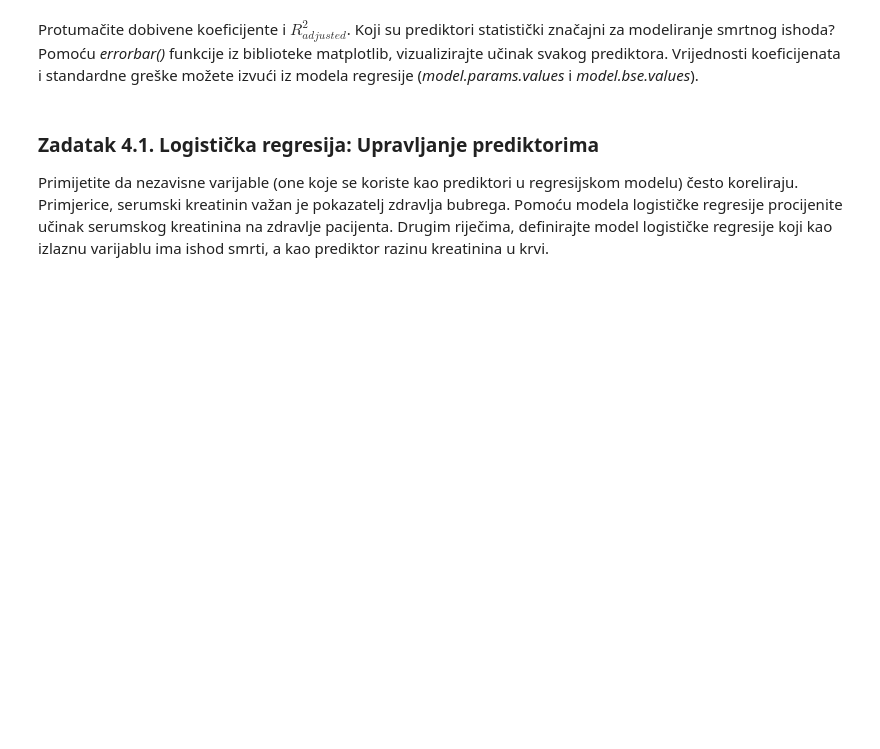
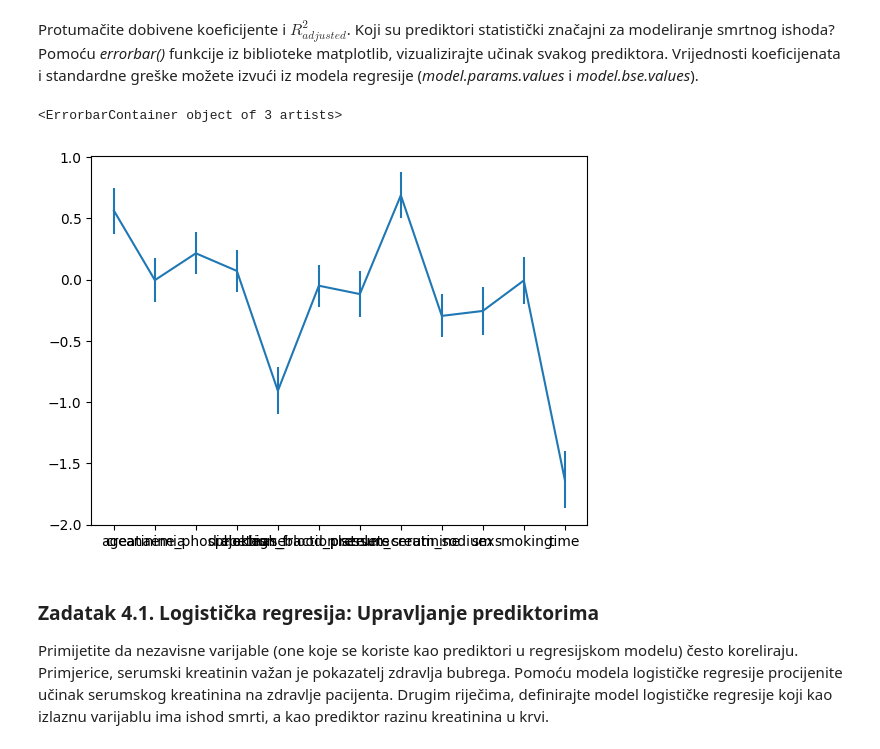
Before and after one commit to markokova/dataAnalysisExercises, a Jupyter notebook: lv4/LV4_Zadatak.ipynb, the cells around one changed output. Cells and saved outputs as stored; diff of their text form; code cells hidden in the pictures; blank space fills up the shorter version.

```diff
--- a/lv4/LV4_Zadatak.ipynb
+++ b/lv4/LV4_Zadatak.ipynb
@@ -158,10 +164,12 @@ Procijenite parametre pomoću funkcije *ols()* te interpretirajte dobivene koefi
 # %% [markdown]
 Razmislite jesu li smrt i visoki krvni tlak međusobno nezavisne varijable. Na temelju Vašeg zaključka, razmotrite potrebu za ubacivanjem njihovog interakcijskog člana u prethodni model. Procijenite parametre modela te interpretirajte dobivene koeficijente i $R_{adjusted}^2$. Opisuje li dobiveni model dani problem bolje od prethodnog modela?
 # %%
-df['high_blood_pressure_DEATH_EVENT'] = df['DEATH_EVENT'] * df['high_blood_pressure']
-model_3 = smf.ols(formula = 'time ~ C(diabetes) + C(high_blood_pressure) + C(high_blood_pressure_DEATH_EVENT)', data = df)
+model_3 = smf.ols(formula = 'time ~ C(diabetes) + C(high_blood_pressure)*C(DEATH_EVENT)', data = df)
 result_3 = model_3.fit()
 print(result_3.summary())
+
+#Rekao bih da su smrt i visoki krvni tlak medusobno povezane varijable ali kada sam ubacio njihov interakcijski član R^2 adjusted se smanjio. Korelacija izmedu te dvije varijable
+#je manja od 0.1 sto mozemo vidjeti iz poziva df.corr() funckije. Dakle ubacivanje njihovog interakcijskog clana u prethodni model nam nece pomoci i model ce biti i malo losiji.
 
 a = df.query('DEATH_EVENT == 0 and high_blood_pressure == 1')['time'].mean()
 b = df.query('DEATH_EVENT == 1 and high_blood_pressure == 1')['time'].mean()
@@ -201,0 +232,12 @@ Zatim izvedite logaritamsku transformaciju izlazne varijable na način da kreira
+# %%
+df['log_time'] = np.log(df['time'])
+model_5 = smf.ols(formula = 'log_time ~ C(diabetes) + C(high_blood_pressure) + C(DEATH_EVENT)', data = df)
+result_5 = model_5.fit()
+print(result_5.summary())
+
+#u prvom modelu aditivni ucinak za high_blood_pressure nam kaze da ce u prosjeku pacijenti s povisenim krvnim tlakom biti 25 dana manje u bolnici.
+
+#e^koeficijent za high_blood_pressure
+a = pow(math.e, -0.2259)
+print(f'Broj dana provedenih u bolnici + {a} = ukupan broj dana provedenih u bolnici.')
+#multiplikativni ucinak u drugom modelu nam kaze da ce pacijenti s povisenim krvnim tlakom provesti 20% manje vremena u bolnici(Vrijeme provedeno u bolnici * 0.79)
@@ -212,2 +270,6 @@ Kao prvi korak, provedite standardizaciju prediktora pomoću z-vrijednosti. To
+# %%
+for column in df:
+  if column != 'DEATH_EVENT':
+    df[column] = (df[column] - df[column].mean()) / df[column].std()
 # %% [markdown]
 Umjesto linearne, koristite logističku regresiju za modeliranje binarnog ishoda smrti. Napomena: koristite *logit()* funkciju iz biblioteke statsmodels.
@@ -215,0 +276,4 @@ Umjesto linearne, koristite logističku regresiju za modeliranje binarnog ishoda
+# %%
+model = smf.logit(formula='DEATH_EVENT ~ age + anaemia + creatinine_phosphokinase	+ diabetes +	ejection_fraction +	high_blood_pressure +	platelets	+ serum_creatinine +	serum_sodium +	sex +	smoking + time', data=df)
+res = model.fit()
+print(res.summary())
@@ -221,3 +301,11 @@ Pomoću *errorbar()* funkcije iz biblioteke matplotlib, vizualizirajte učinak s
+# %%
+#Prediktori znacajni za modeliranje smrtnog ishoda:
+#dob, ejection_fraction, serum_creatinine, time
+#print(model.params.values)
+plt.errorbar(res.params.index[1:],res.params.values[1:],res.bse.values[1:])
+# %% [output]
+<ErrorbarContainer object of 3 artists>
+[figure, added]
 # %% [markdown]
 ### **Zadatak 4.1. Logistička regresija: Upravljanje prediktorima**
 
```
Also changed, not shown: parts of 16 cells of this notebook.
